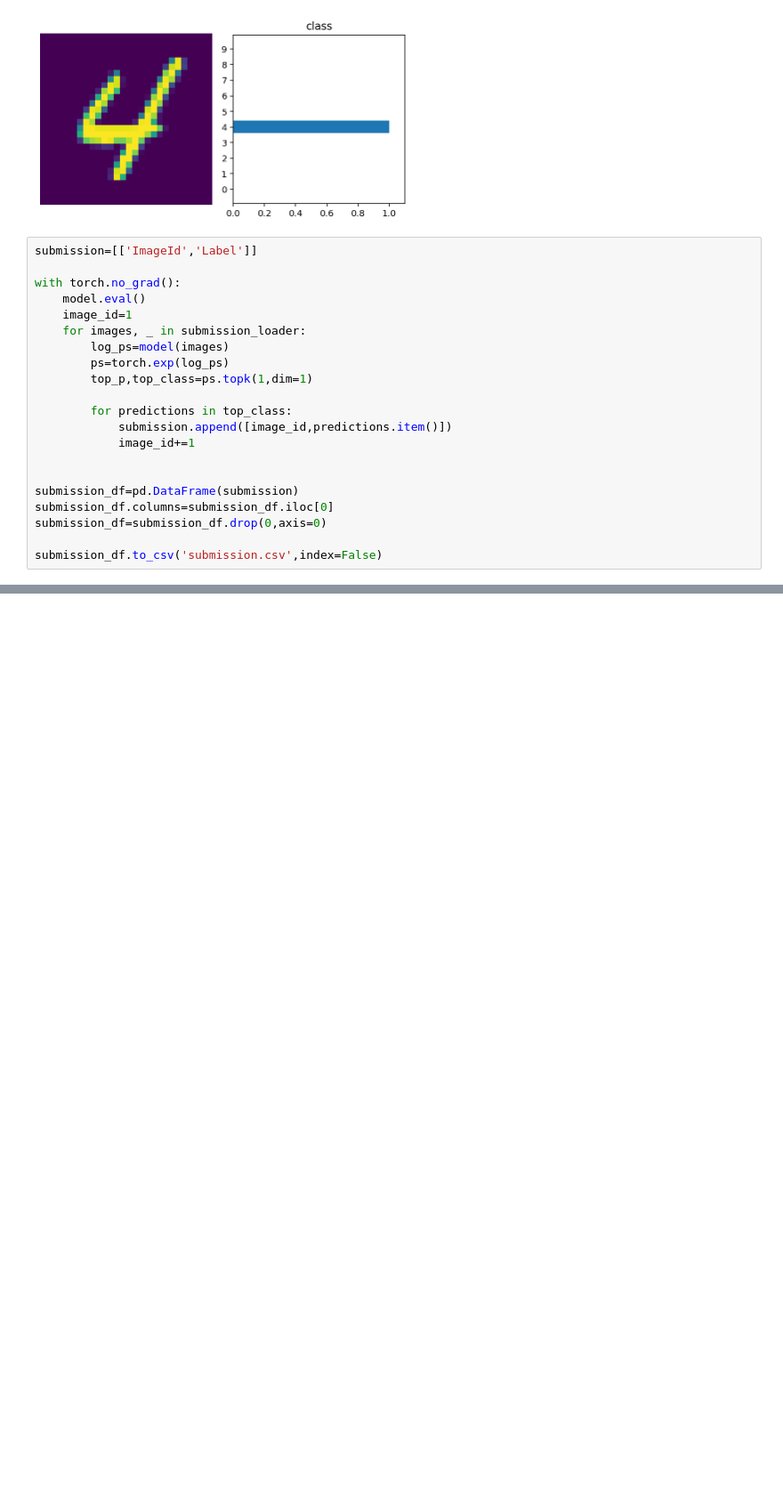
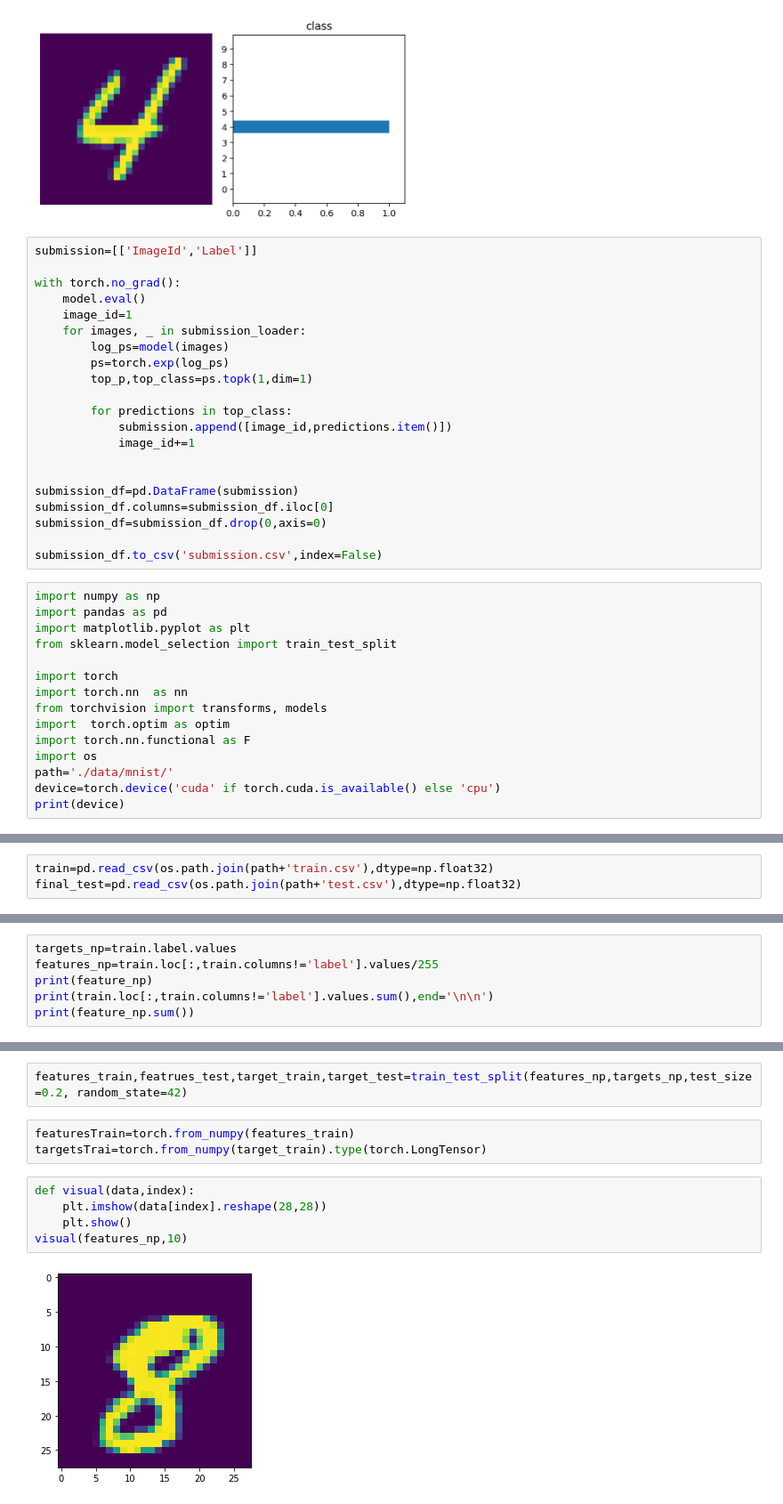
Before and after one commit to songbae/BoostCamp, a Jupyter notebook: Day_Free/mnist.ipynb, the cells around one changed output, grey strips where cells are left out. Shown at 89% size. Saved outputs shown, nothing was run; the diff lists cells and outputs as text; blank space fills up the shorter version.

```diff
--- a/Day_Free/mnist.ipynb
+++ b/Day_Free/mnist.ipynb
@@ -290,3 +290,18 @@ submission_df.columns=submission_df.iloc[0]
 submission_df=submission_df.drop(0,axis=0)
 
 submission_df.to_csv('submission.csv',index=False)
+# %%
+import numpy as np
+import pandas as pd
+import matplotlib.pyplot as plt
+from sklearn.model_selection import train_test_split
+
+import torch
+import torch.nn  as nn
+from torchvision import transforms, models
+import  torch.optim as optim
+import torch.nn.functional as F
+import os
+path='./data/mnist/'
+device=torch.device('cuda' if torch.cuda.is_available() else 'cpu')
+print(device)
@@ -292,0 +310,3 @@ submission_df.to_csv('submission.csv',index=False)
+# %%
+train=pd.read_csv(os.path.join(path+'train.csv'),dtype=np.float32)
+final_test=pd.read_csv(os.path.join(path+'test.csv'),dtype=np.float32)
@@ -292,0 +320,6 @@ submission_df.to_csv('submission.csv',index=False)
+# %%
+targets_np=train.label.values
+features_np=train.loc[:,train.columns!='label'].values/255
+print(feature_np)
+print(train.loc[:,train.columns!='label'].values.sum(),end='\n\n')
+print(feature_np.sum())
@@ -292,0 +337,12 @@ submission_df.to_csv('submission.csv',index=False)
+# %%
+features_train,featrues_test,target_train,target_test=train_test_split(features_np,targets_np,test_size=0.2, random_state=42)
+# %%
+featuresTrain=torch.from_numpy(features_train)
+targetsTrai=torch.from_numpy(target_train).type(torch.LongTensor)
+# %%
+def visual(data,index):
+    plt.imshow(data[index].reshape(28,28))
+    plt.show()
+visual(features_np,10)
+# %% [output]
+[figure, added]
```
Also changed, not shown: parts of 3 cells of this notebook, 1 other file.
